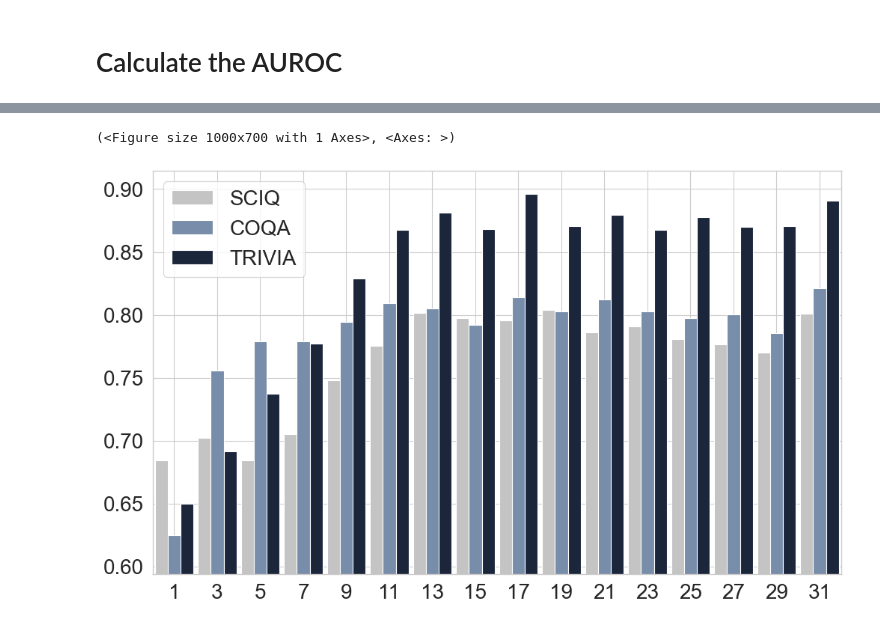
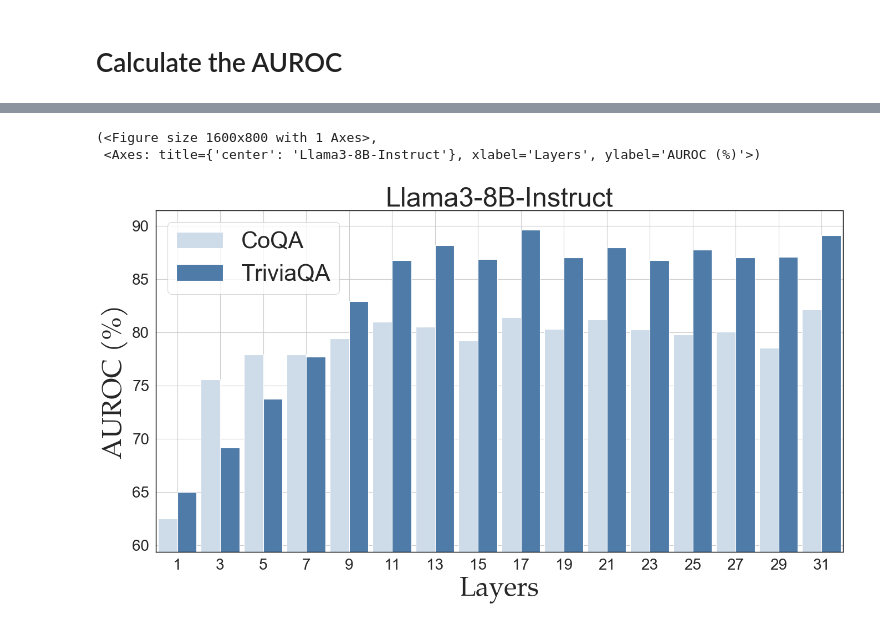
Before and after one commit to Newton-9560/AL_SSL_UE, a Jupyter notebook: result_analysis/layer_sensitivity.ipynb, the cells around one changed output, grey strips where cells are left out. Cells and saved outputs as stored; diff of their text form; code cells hidden in the pictures.

```diff
--- a/result_analysis/layer_sensitivity.ipynb
+++ b/result_analysis/layer_sensitivity.ipynb
@@ -50,7 +50,7 @@ for file in files:
         data = pickle.load(f)
         auroc = np.array([lay['auroc'] for lay in data])
         aurocs.append(auroc)
-        plt.plot(auroc, marker='o', label=(file.split('_', 2)[1:2])[0].upper())
+        plt.plot(auroc, marker='o', label=(file.split('/')[-1:])[0].upper())
 
 # plt.xlabel('Layer')
 # plt.ylabel('AUROC')
@@ -70,8 +63,9 @@ Mistral-7B-Instruct-v0.3_trivia_qa.pkl
 # %%
-files = get_model_files('qwen')
+files = get_model_files('llama3')
 
 data_lines = []
-colors = ["#C4C4C4", "#778da9", "#1b263b"]
+colors = colors = ['#CEDCE9', '#CEDCE9', '#4F7BA8']
+
 for i, file in enumerate(files):
     file = os.path.join('/home/hanwenli/work/2025/AL_SSL/results/', file)
     print(file)
@@ -180,7 +156,7 @@ def get_model_files(model_name):
 files = get_model_files('llama3')
 
 data_lines = []
-colors = ["#C4C4C4", "#778da9", "#1b263b"]
+colors = ["#C4C4C4","#4F7BA8"]
 for i, file in enumerate(files):
     file = os.path.join('/home/hanwenli/work/2025/AL_SSL/results/', file)
     print(file)
@@ -205,7 +173,7 @@ import seaborn as sns
 
 def plot_bar_chart(data, title="Performance Over Training Steps (Odd Steps)",
                   x_label="Training Step", y_label="Accuracy",
-                  figsize=(10, 7), save_path=None):
+                  figsize=(15, 8), save_path=None):
     """
     Draw a bar chart for the y_array data with odd x_array indices only.
     Each dataset (name) will use its specific color.
@@ -240,6 +208,8 @@ def plot_bar_chart(data, title="Performance Over Training Steps (Odd Steps)",
     # Filter to keep only odd indices
     filtered_data = []
     for dataset in data:
+        if dataset['name'] == 'SCIQ':
+            continue
         # Get odd indices
         odd_indices = [i for i in range(len(dataset['x_array'])) if i % 2 == 1]
 
@@ -259,7 +229,8 @@ def plot_bar_chart(data, title="Performance Over Training Steps (Odd Steps)",
     # Width of each bar - INCREASED for extra wide bars
     # Using 1.8 instead of 1.2 to make bars 50% wider again
     width = 1.8 / num_datasets
-
+    colors = sns.color_palette('muted', num_datasets)
+    name_list = ['CoQA', 'TriviaQA']
     # Plot bars for each dataset
     for i, dataset in enumerate(filtered_data):
         # Position offset for this dataset's bars
@@ -270,14 +241,14 @@ def plot_bar_chart(data, title="Performance Over Training Steps (Odd Steps)",
         y_values = dataset['y_array']
 
         # Plot the bars
-        bars = ax.bar(np.array(x_values) + offset, y_values,
+        bars = ax.bar(np.array(x_values) + offset, y_values*100,
                      width=width, color=dataset['color'],
-                     label=dataset['name'])
+                     label=name_list[i])
 
     # Add labels and title
-    plt.xlabel(x_label, fontsize=20)
-    plt.ylabel(y_label, fontsize=20)
-    plt.title(title, fontsize=20)
+    plt.xlabel(x_label, fontsize=35, fontfamily='TeX Gyre Pagella')
+    plt.ylabel(y_label, fontsize=35, fontfamily='TeX Gyre Pagella')
+    plt.title(title, fontsize=35)
     plt.xticks(fontsize=20)
     plt.yticks(fontsize=20)
 
@@ -288,10 +259,10 @@ def plot_bar_chart(data, title="Performance Over Training Steps (Odd Steps)",
     all_y_values = np.concatenate([d['y_array'] for d in filtered_data])
     y_min = np.min(all_y_values) * 0.95  # 5% margin below minimum
     y_max = np.max(all_y_values) * 1.02  # 2% margin above maximum
-    ax.set_ylim(y_min, y_max)
+    ax.set_ylim(y_min*100, y_max*100)
 
     # Adjust the plot margins to bring the first and last columns close to the borders
-    plt.subplots_adjust(left=0.05, right=0.97)
+    # plt.subplots_adjust(left=0.05, right=0.97)
 
     # Adjust the axis limits to ensure first and last columns are close to borders
     # Expanded further to accommodate extra wide bars
@@ -300,17 +271,21 @@ def plot_bar_chart(data, title="Performance Over Training Steps (Odd Steps)",
     ax.set_xlim(min_x, max_x)
 
     # Add legend
-    ax.legend(loc='upper left', fontsize=20)
-
+    ax.legend(loc='upper left', fontsize=30)
+    for spine in ax.spines.values():
+        spine.set_color('black')
+        spine.set_linewidth(1)
     # Add grid for better readability
 
     # Save figure if path is provided
     if save_path:
         plt.savefig(save_path, dpi=300, bbox_inches='tight')
+        pass
 
     return fig, ax
 # %%
-plot_bar_chart(data_lines, title="AUROC on Different Layers", x_label="Layers", y_label="AUROC", save_path='/home/hanwenli/work/2025/AL_SSL/result_analysis/llama8_layer_sensitivity.png')
+plot_bar_chart(data_lines, title="Llama3-8B-Instruct", x_label="Layers", y_label="AUROC (%)",figsize=(16, 8),save_path='/home/hanwenli/work/2025/AL_SSL/results/experiments/pdf_results//llama3_layer_sensitivity_flat.pdf')
 # %% [output]
-(<Figure size 1000x700 with 1 Axes>, <Axes: >)
+(<Figure size 1600x800 with 1 Axes>,
+ <Axes: title={'center': 'Llama3-8B-Instruct'}, xlabel='Layers', ylabel='AUROC (%)'>)
-[figure, old version]
+[figure, new version]
```
Also changed, not shown: parts of 4 cells of this notebook, 29 other files.
